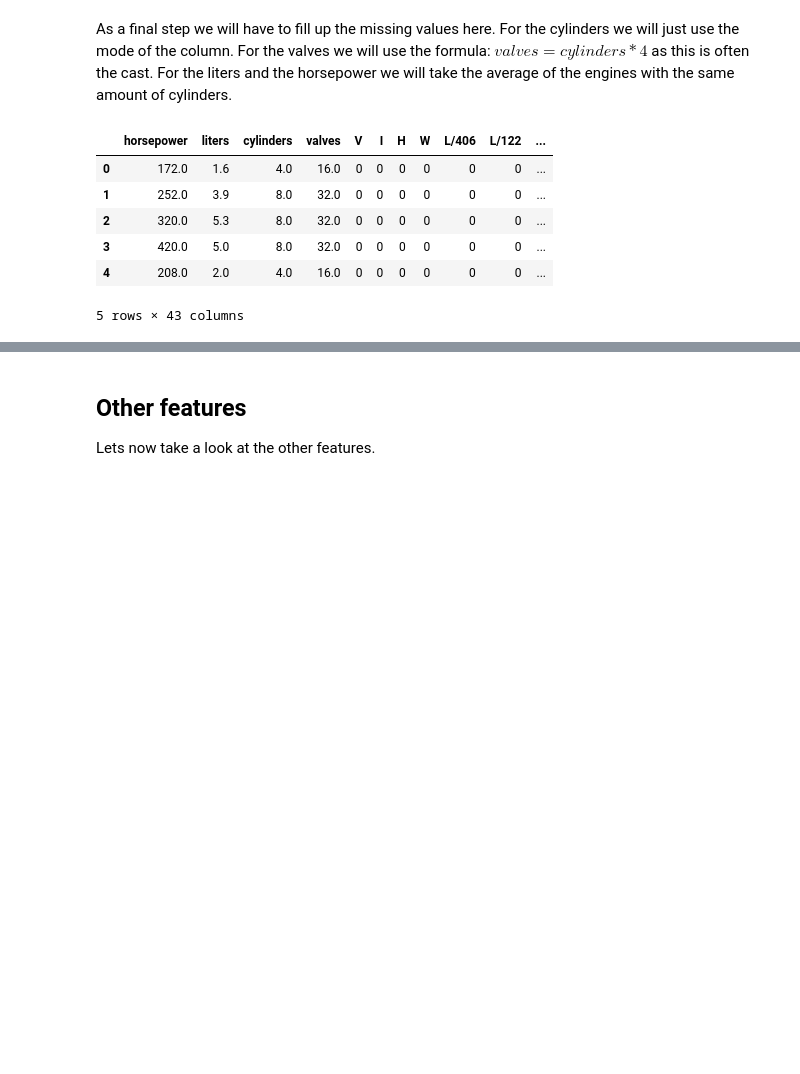
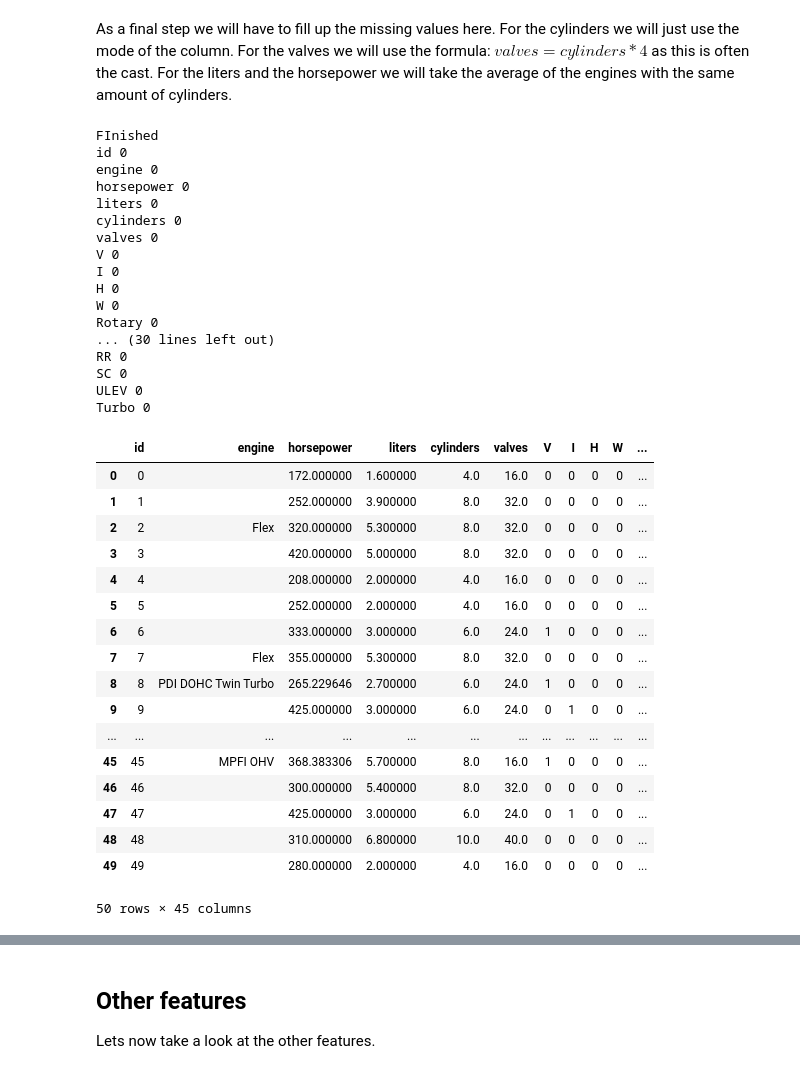
Before and after one commit to lamkilian/used_car_prices, a Jupyter notebook: data_analysis.ipynb, the cells around one changed output, grey strips where cells are left out. Cells and saved outputs as stored; diff of their text form; code cells hidden in the pictures; blank space fills up the shorter version.

Commit message:
Fixed bug in data analysis

```diff
--- a/data_analysis.ipynb
+++ b/data_analysis.ipynb
@@ -8,7 +8,7 @@ But first things first, lets load the dataset and get a basic understanding.
 import pandas as pd
 import numpy as np
 # %%
-data = pd.read_csv('train.csv')
+data = pd.read_csv('data/train.csv')
 # %%
 data.shape
 # %% [output]
@@ -464,25 +426,65 @@ As a final step we will have to fill up the missing values here. For the cylinde
 # %%
 # This cell takes quite a long time to run
 
 data_engine['cylinders'] = [val if not pd.isna(val) else data_engine['cylinders'].mode()[0] for val in data_engine['cylinders']]
 
 data_engine['valves'] = [val if not pd.isna(val) else 4* data_engine.loc[ind, 'cylinders'] for ind, val in enumerate(data_engine['valves'])]
 
+liter_means = {}
 for ind, val in enumerate(data_engine['liters']):
     if pd.isna(val):
-        data_engine.loc[ind, 'liters'] = data_engine[data_engine['cylinders'] == data_engine.loc[ind, 'cylinders']]['liters'].mean()
+        try:
+            data_engine.loc[ind, 'liters'] = liter_means[data_engine.loc[ind, 'cylinders']]
+        except:
+            liter_means[data_engine.loc[ind, 'cylinders']] = data_engine[data_engine['cylinders'] == data_engine.loc[ind, 'cylinders']]['liters'].mean()
+            data_engine.loc[ind, 'liters'] = liter_means[data_engine.loc[ind, 'cylinders']]
+        if pd.isna(data_engine.loc[ind, 'liters']):
+            data_engine.loc[ind, 'liters'] = data_engine['liters'].mean()
 
+print('FInished')
+horsepower_means = {}
 for ind, val in enumerate(data_engine['horsepower']):
     if val == 0:
-        data_engine.loc[ind, 'horsepower'] = data_engine[data_engine['cylinders'] == data_engine.loc[ind, 'cylinders']]['horsepower'].mean()
+        try:
+            data_engine.loc[ind, 'horsepower'] = horsepower_means[data_engine.loc[ind, 'cylinders']]
+        except:
+            horsepower_means[data_engine.loc[ind, 'cylinders']] = data_engine[data_engine['cylinders'] == data_engine.loc[ind, 'cylinders']]['horsepower'].mean()
+            data_engine.loc[ind, 'horsepower'] = horsepower_means[data_engine.loc[ind, 'cylinders']]
 
-data_engine.drop(['id', 'engine'], axis=1, inplace=True)
 data_engine.head()
 # %% [output]
+FInished
+id 0
+engine 0
+horsepower 0
+liters 0
+cylinders 0
+valves 0
+V 0
+I 0
+H 0
+W 0
+Rotary 0
+... (30 lines left out)
+RR 0
+SC 0
+ULEV 0
+Turbo 0
-|  | horsepower | liters | cylinders | valves | V | I | H | W | L/406 | L/122 | ... |
-| 0 | 172.0 | 1.6 | 4.0 | 16.0 | 0 | 0 | 0 | 0 | 0 | 0 | ... |
-| 1 | 252.0 | 3.9 | 8.0 | 32.0 | 0 | 0 | 0 | 0 | 0 | 0 | ... |
-| 2 | 320.0 | 5.3 | 8.0 | 32.0 | 0 | 0 | 0 | 0 | 0 | 0 | ... |
-| 3 | 420.0 | 5.0 | 8.0 | 32.0 | 0 | 0 | 0 | 0 | 0 | 0 | ... |
-| 4 | 208.0 | 2.0 | 4.0 | 16.0 | 0 | 0 | 0 | 0 | 0 | 0 | ... |
+|  | id | engine | horsepower | liters | cylinders | valves | V | I | H | W | ... |
+| 0 | 0 |  | 172.000000 | 1.600000 | 4.0 | 16.0 | 0 | 0 | 0 | 0 | ... |
+| 1 | 1 |  | 252.000000 | 3.900000 | 8.0 | 32.0 | 0 | 0 | 0 | 0 | ... |
+| 2 | 2 | Flex | 320.000000 | 5.300000 | 8.0 | 32.0 | 0 | 0 | 0 | 0 | ... |
+| 3 | 3 |  | 420.000000 | 5.000000 | 8.0 | 32.0 | 0 | 0 | 0 | 0 | ... |
+| 4 | 4 |  | 208.000000 | 2.000000 | 4.0 | 16.0 | 0 | 0 | 0 | 0 | ... |
+| 5 | 5 |  | 252.000000 | 2.000000 | 4.0 | 16.0 | 0 | 0 | 0 | 0 | ... |
+| 6 | 6 |  | 333.000000 | 3.000000 | 6.0 | 24.0 | 1 | 0 | 0 | 0 | ... |
+| 7 | 7 | Flex | 355.000000 | 5.300000 | 8.0 | 32.0 | 0 | 0 | 0 | 0 | ... |
+| 8 | 8 | PDI DOHC Twin Turbo | 265.229646 | 2.700000 | 6.0 | 24.0 | 1 | 0 | 0 | 0 | ... |
+| 9 | 9 |  | 425.000000 | 3.000000 | 6.0 | 24.0 | 0 | 1 | 0 | 0 | ... |
+| ... | ... | ... | ... | ... | ... | ... | ... | ... | ... | ... | ... |
+| 45 | 45 | MPFI OHV | 368.383306 | 5.700000 | 8.0 | 16.0 | 1 | 0 | 0 | 0 | ... |
+| 46 | 46 |  | 300.000000 | 5.400000 | 8.0 | 32.0 | 0 | 0 | 0 | 0 | ... |
+| 47 | 47 |  | 425.000000 | 3.000000 | 6.0 | 24.0 | 0 | 1 | 0 | 0 | ... |
+| 48 | 48 |  | 310.000000 | 6.800000 | 10.0 | 40.0 | 0 | 0 | 0 | 0 | ... |
+| 49 | 49 |  | 280.000000 | 2.000000 | 4.0 | 16.0 | 0 | 0 | 0 | 0 | ... |
-5 rows × 43 columns
+50 rows × 45 columns
```
Also changed, not shown: parts of 27 cells of this notebook.
